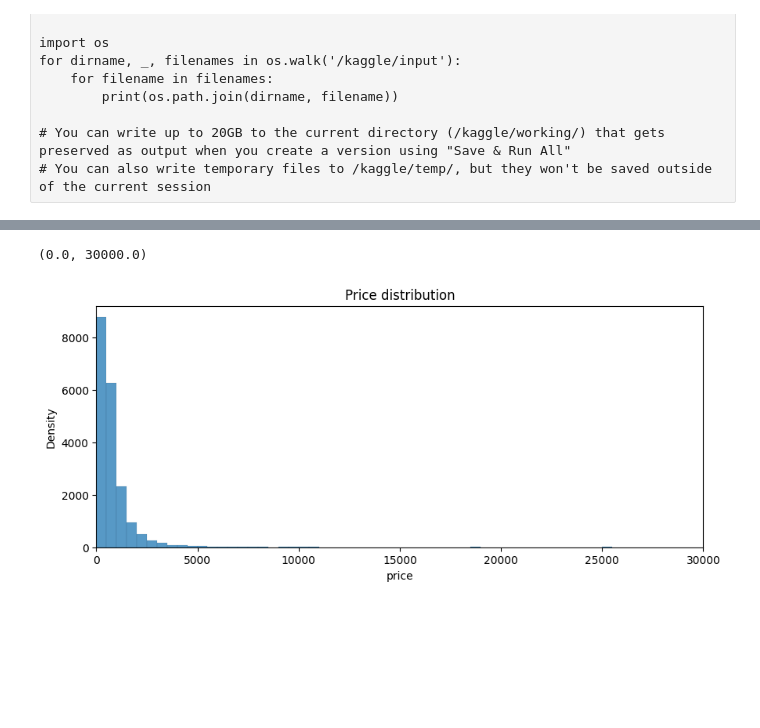
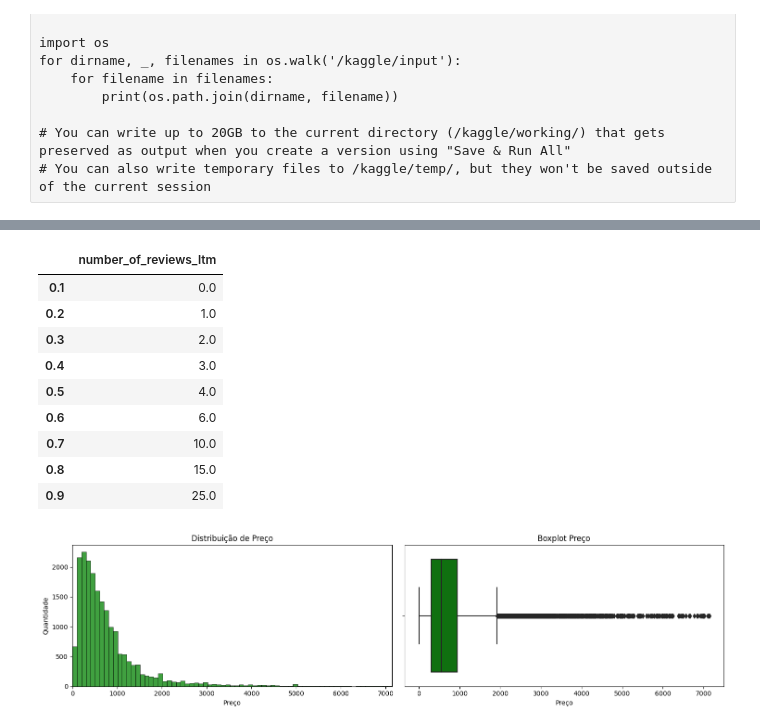
Before and after one commit to glauciapamponet/AirbnbAnalisys, a Jupyter notebook: airbnb-analysis.ipynb, the cells around one changed output, grey strips where cells are left out. Drawn from its saved outputs; the diff is of its cells as text; code cells hidden in the pictures; blank space fills up the shorter version.

Commit message:
Kaggle Notebook | Trabalho CD | New charts

```diff
--- a/airbnb-analysis.ipynb
+++ b/airbnb-analysis.ipynb
@@ -48,23 +50,40 @@ dados_limpos.describe()
 | 50% | 4.102455e+07 | 7.290590e+07 | -22.973380 | -43.194110 | 557.000000 | 2.000000 | 9.000000 | 0.540000 | ... |
 | 75% | 5.424722e+07 | 2.294729e+08 | -22.960800 | -43.185577 | 971.000000 | 3.000000 | 27.000000 | 1.240000 | ... |
 | max | 7.900352e+17 | 4.918992e+08 | -22.749690 | -43.104400 | 500000.000000 | 999.000000 | 563.000000 | 18.170000 | ... |
+# %%
+dados_limpos = dados_limpos[dados_limpos.price < dados_limpos.price.std()]
+
+# [0.0, 0.0, 1.0, 2.0, 3.0, 4.0, 6.0, 10.0, 15.0, 25.0, 174.0]
+pd.DataFrame(dados_limpos['number_of_reviews_ltm'].quantile([0.1 * i for i in range(1, 10)]))
+# %% [output]
+|  | number_of_reviews_ltm |
+| 0.1 | 0.0 |
+| 0.2 | 1.0 |
+| 0.3 | 2.0 |
+| 0.4 | 3.0 |
+| 0.5 | 4.0 |
+| 0.6 | 6.0 |
+| 0.7 | 10.0 |
+| 0.8 | 15.0 |
+| 0.9 | 25.0 |
 # %%
 import matplotlib.pyplot as plt
 import seaborn as sns
 
-fig, (ax1) = plt.subplots(ncols = 1, sharey = False, figsize = (10, 4))
+fig, (ax1, ax2) = plt.subplots(ncols = 2, sharey = False, figsize = (15, 4))
 
-sns.histplot(dados_limpos['price'], kde = False, ax = ax1, bins=1000)
+sns.histplot(dados_limpos['price'], kde = False, color='green', ax = ax1, bins= int(dados_limpos.price.max()/100)) # intervalos de tamanho 40
+ax1.grid(False)
+ax1.set_title('Distribuição de Preço')
+ax1.set_ylabel('Quantidade')
+ax1.set_xlabel('Preço')
+ax1.set_xlim(0, dados_limpos.price.max())
 
-ax1.grid(False)
-ax1.set_title('Price distribution')
-ax1.set_ylabel('Density')
-ax1.set_xlim(0, 30000)
+sns.boxplot(x=dados_limpos['price'], ax = ax2, color='green')
+ax2.grid(False)
+ax2.set_xlabel('Preço')
+ax2.set_title('Boxplot Preço')
 
-# sns.boxplot(dados_limpos['price'], ax = ax2)
-
-# ax2.grid(False)
-# ax2.set_title('Price outliers');
+plt.tight_layout()
 # %% [output]
-(0.0, 30000.0)
-[figure, old version]
+[figure, new version]
```
Also changed, not shown: parts of 3 cells of this notebook.
